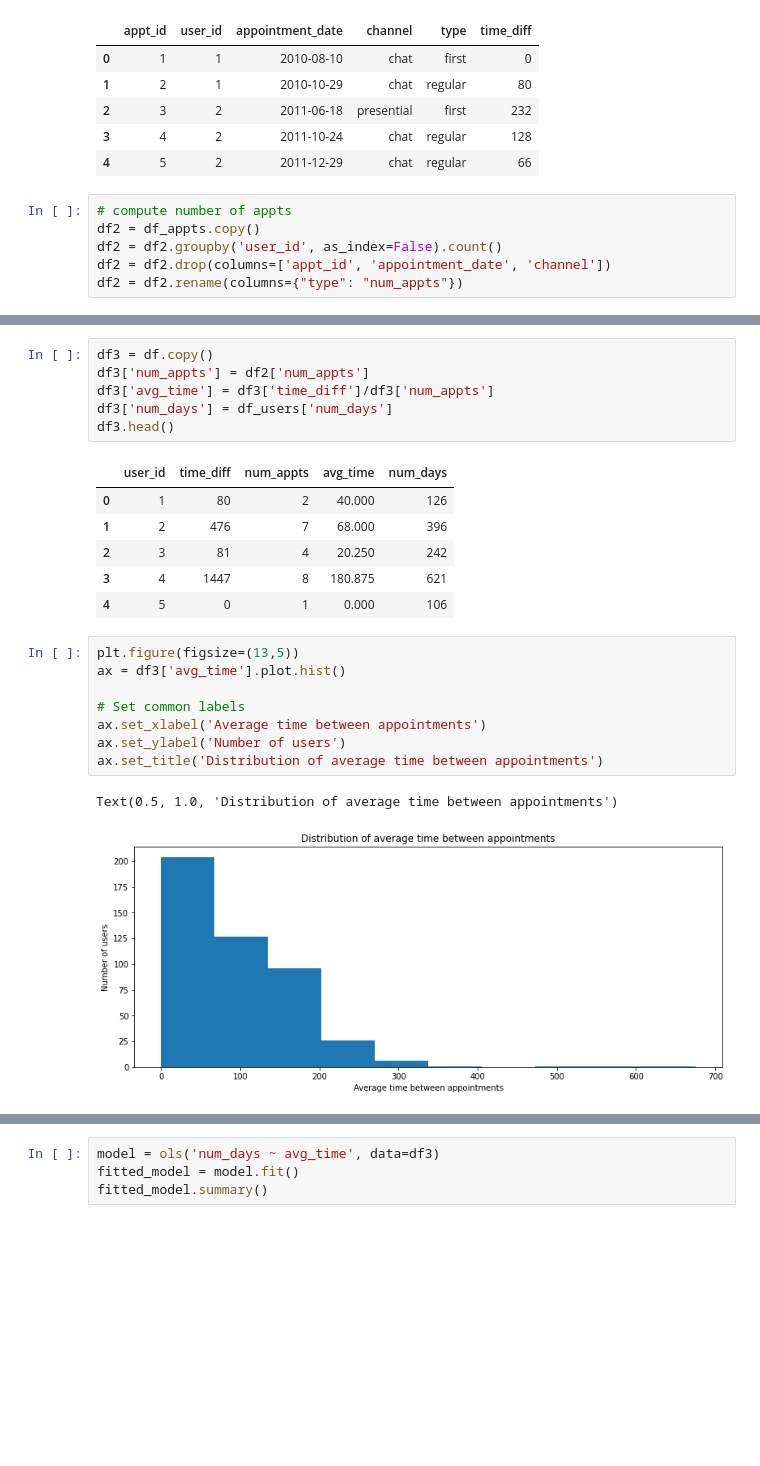
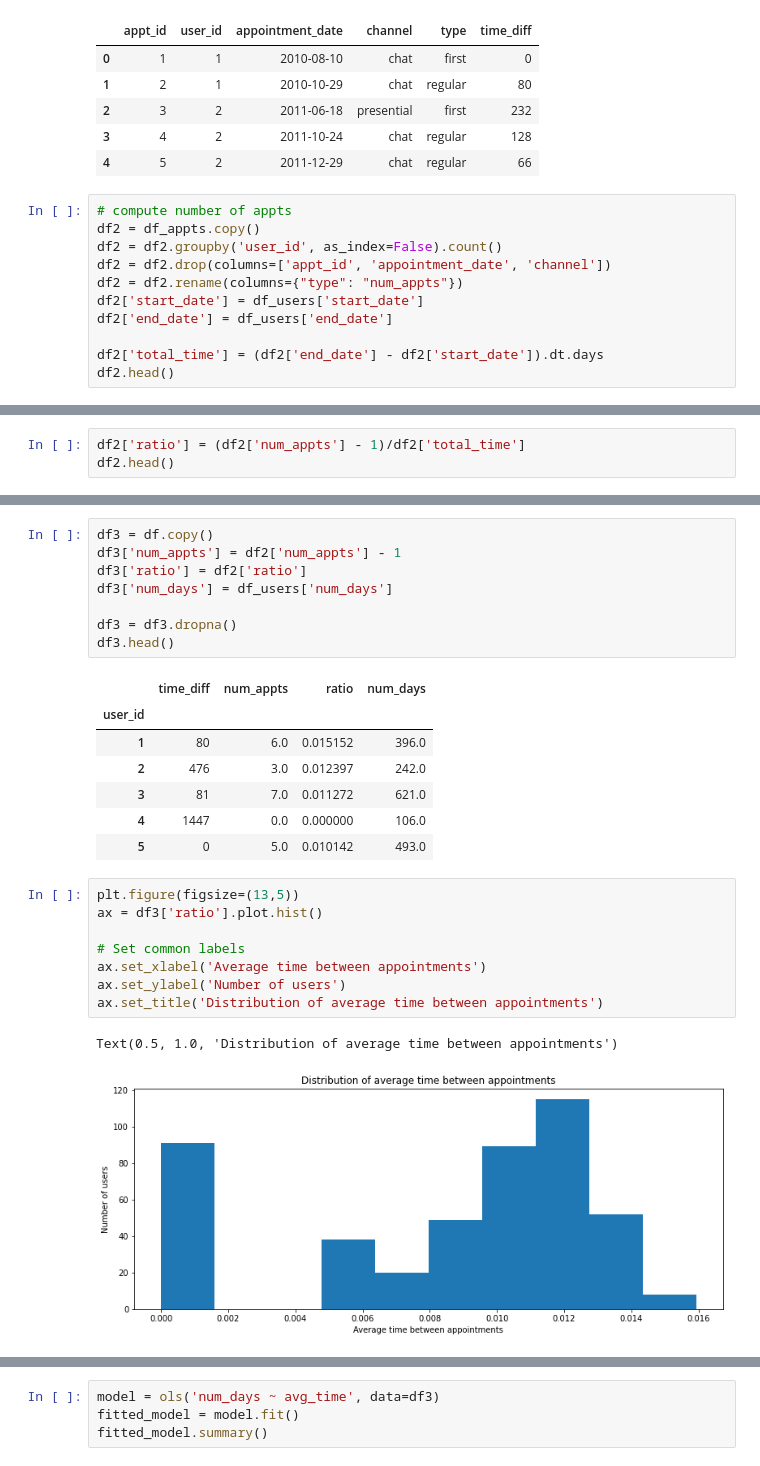
Before and after one commit to gsamp/case-cuidas, a Jupyter notebook: notebooks/avg_time_between_appts.ipynb, the cells around one changed output, grey strips where cells are left out. Drawn from its saved outputs; the diff is of its cells as text; blank space fills up the shorter version.

```diff
--- a/notebooks/avg_time_between_appts.ipynb
+++ b/notebooks/avg_time_between_appts.ipynb
@@ -91,3 +91,8 @@ df2 = df_appts.copy()
 df2 = df2.groupby('user_id', as_index=False).count()
 df2 = df2.drop(columns=['appt_id', 'appointment_date', 'channel'])
 df2 = df2.rename(columns={"type": "num_appts"})
+df2['start_date'] = df_users['start_date']
+df2['end_date'] = df_users['end_date']
+
+df2['total_time'] = (df2['end_date'] - df2['start_date']).dt.days
+df2.head()
@@ -93,0 +106,3 @@ df2 = df2.rename(columns={"type": "num_appts"})
+# %%
+df2['ratio'] = (df2['num_appts'] - 1)/df2['total_time']
+df2.head()
@@ -99,27 +123,30 @@ df = df.reset_index()
 # %%
 df3 = df.copy()
-df3['num_appts'] = df2['num_appts']
-df3['avg_time'] = df3['time_diff']/df3['num_appts']
+df3['num_appts'] = df2['num_appts'] - 1
+df3['ratio'] = df2['ratio']
 df3['num_days'] = df_users['num_days']
+
+df3 = df3.dropna()
 df3.head()
 # %% [output]
-|  | user_id | time_diff | num_appts | avg_time | num_days |
-| 0 | 1 | 80 | 2 | 40.000 | 126 |
-| 1 | 2 | 476 | 7 | 68.000 | 396 |
-| 2 | 3 | 81 | 4 | 20.250 | 242 |
-| 3 | 4 | 1447 | 8 | 180.875 | 621 |
-| 4 | 5 | 0 | 1 | 0.000 | 106 |
+|  | time_diff | num_appts | ratio | num_days |
+| user_id |  |  |  |  |
+| 1 | 80 | 6.0 | 0.015152 | 396.0 |
+| 2 | 476 | 3.0 | 0.012397 | 242.0 |
+| 3 | 81 | 7.0 | 0.011272 | 621.0 |
+| 4 | 1447 | 0.0 | 0.000000 | 106.0 |
+| 5 | 0 | 5.0 | 0.010142 | 493.0 |
 # %%
 plt.figure(figsize=(13,5))
-ax = df3['avg_time'].plot.hist()
+ax = df3['ratio'].plot.hist()
 
 # Set common labels
 ax.set_xlabel('Average time between appointments')
 ax.set_ylabel('Number of users')
 ax.set_title('Distribution of average time between appointments')
 # %% [output]
 Text(0.5, 1.0, 'Distribution of average time between appointments')
-[figure, old version]
+[figure, new version]
 # %%
 # plot avg_time vs num_days
 plt.figure(figsize=(13,5))
```
Also changed, not shown: parts of 9 cells of this notebook.
